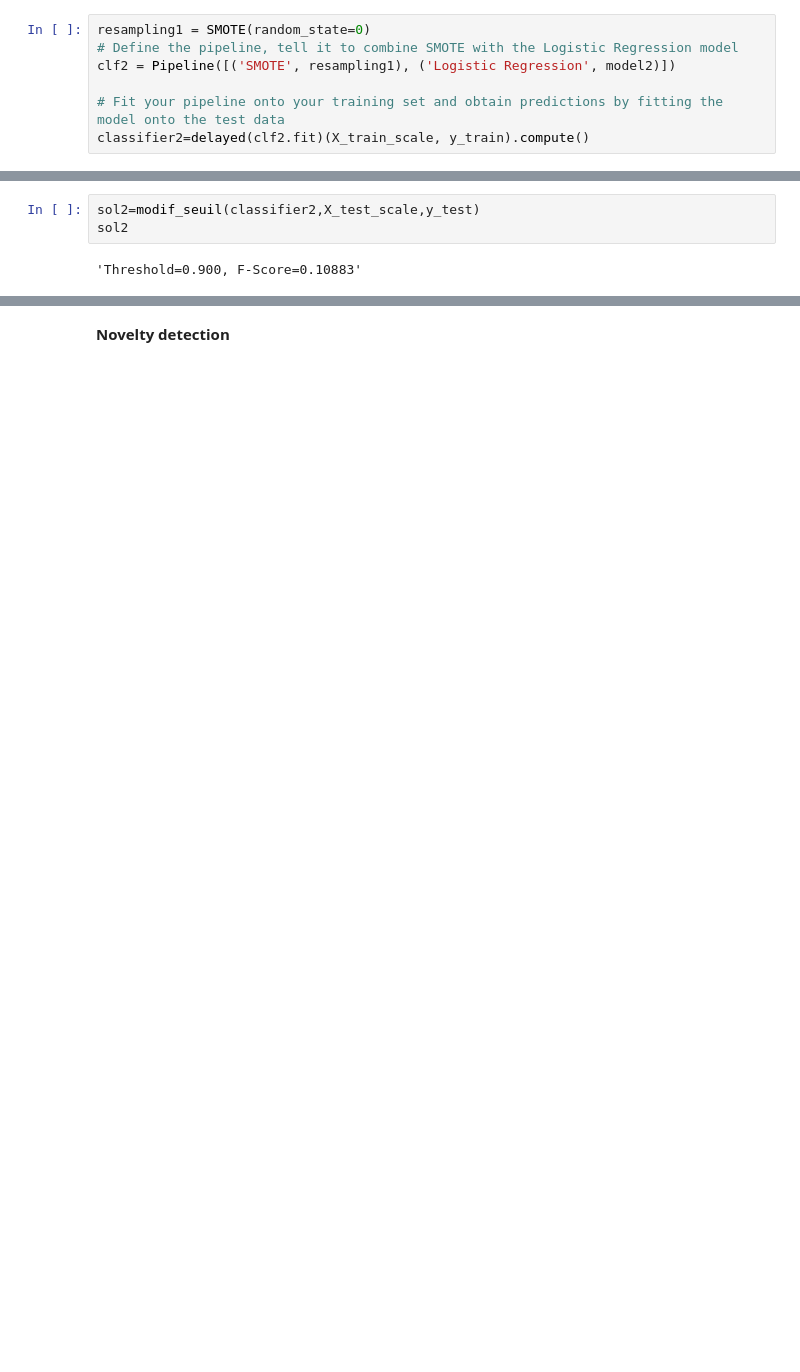
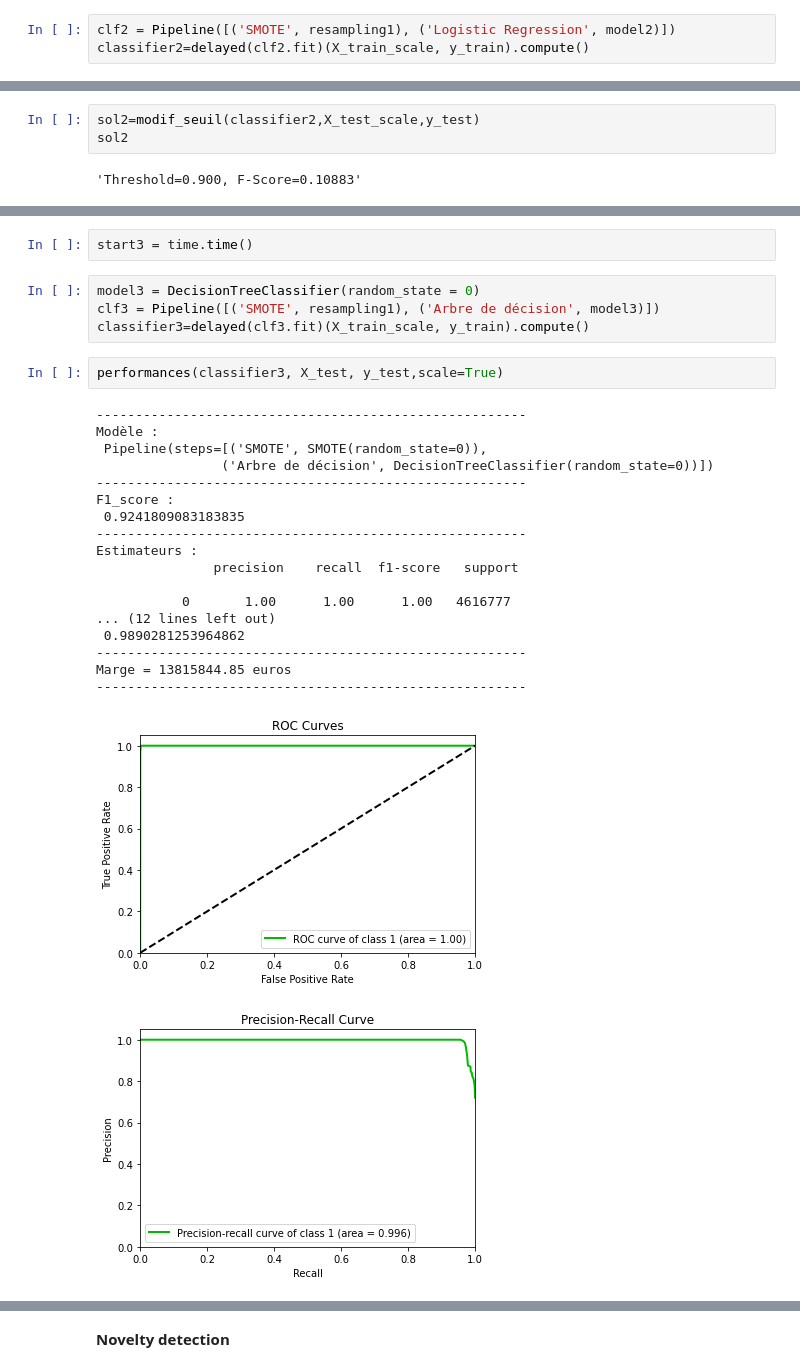
Before and after one commit to ChrysGrosso/bank_fraud_detection, a Jupyter notebook: models/modeles_with_dask.ipynb, the cells around one changed output, grey strips where cells are left out. Drawn from its saved outputs; the diff is of its cells as text; blank space fills up the shorter version.

```diff
--- a/models/modeles_with_dask.ipynb
+++ b/models/modeles_with_dask.ipynb
@@ -319,10 +389,6 @@ plt.show()
 model2 = LogisticRegression(random_state=0, penalty='elasticnet', l1_ratio=0.5, solver='saga', C=0.01, max_iter=100)
 # %%
-resampling1 = SMOTE(random_state=0)
-# Define the pipeline, tell it to combine SMOTE with the Logistic Regression model
 clf2 = Pipeline([('SMOTE', resampling1), ('Logistic Regression', model2)])
-
-# Fit your pipeline onto your training set and obtain predictions by fitting the model onto the test data
 classifier2=delayed(clf2.fit)(X_train_scale, y_train).compute()
 # %%
 performances(classifier2, X_test, y_test,scale=True)
@@ -383,0 +447,28 @@ sol2
+# %%
+start3 = time.time()
+# %%
+model3 = DecisionTreeClassifier(random_state = 0)
+clf3 = Pipeline([('SMOTE', resampling1), ('Arbre de décision', model3)])
+classifier3=delayed(clf3.fit)(X_train_scale, y_train).compute()
+# %%
+performances(classifier3, X_test, y_test,scale=True)
+# %% [output]
+-------------------------------------------------------
+Modèle :
+ Pipeline(steps=[('SMOTE', SMOTE(random_state=0)),
+                ('Arbre de décision', DecisionTreeClassifier(random_state=0))])
+-------------------------------------------------------
+F1_score :
+ 0.9241809083183835
+-------------------------------------------------------
+Estimateurs :
+               precision    recall  f1-score   support
+
+           0       1.00      1.00      1.00   4616777
+... (12 lines left out)
+ 0.9890281253964862
+-------------------------------------------------------
+Marge = 13815844.85 euros
+-------------------------------------------------------
+[figure, added]
+[figure, added]
```
Also changed, not shown: parts of 95 cells of this notebook.
